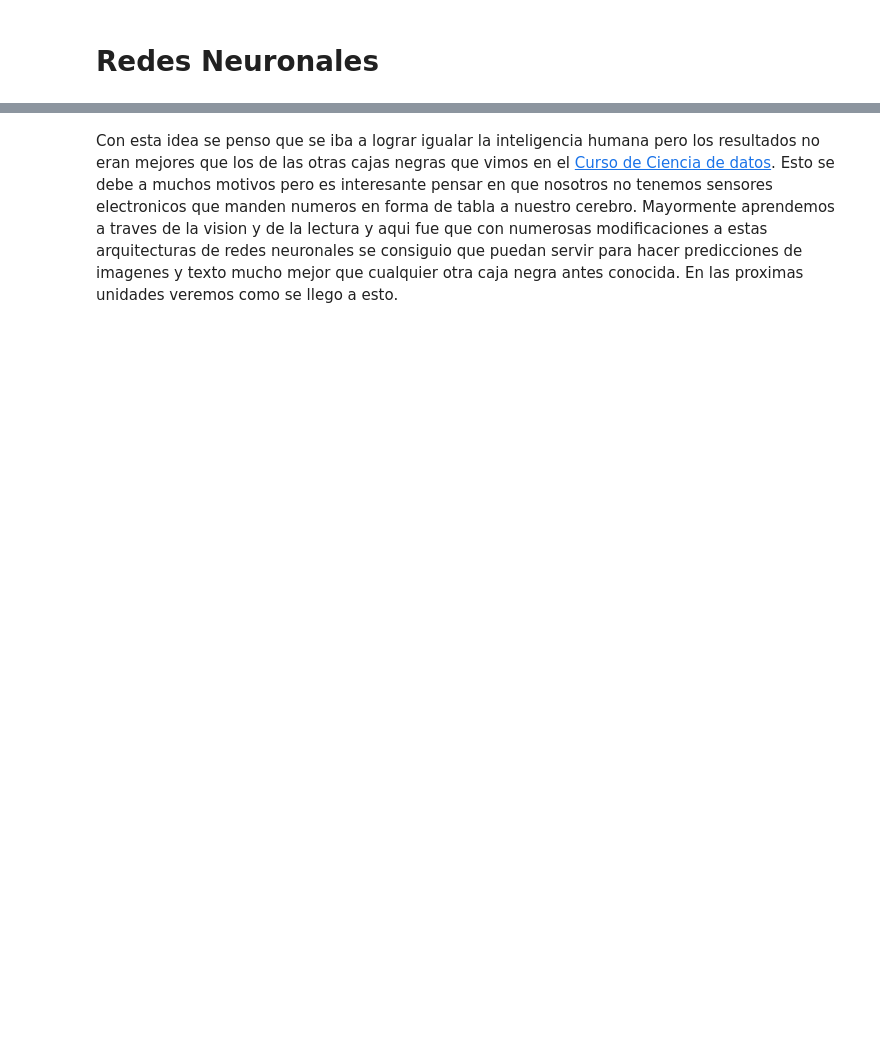
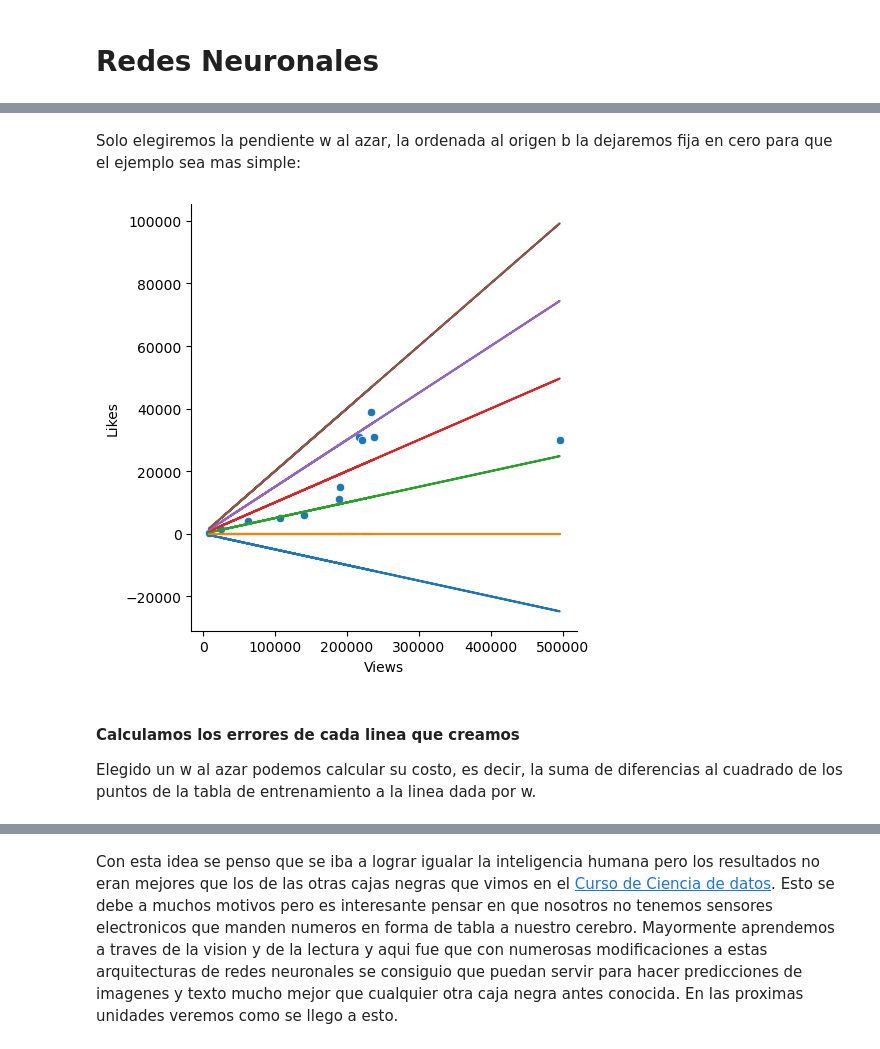
Before and after one commit to amiune/freecodingtour, a Jupyter notebook: cursos/espanol/deeplearning/E0_redes_neuronales.ipynb, the cells around one changed output, grey strips where cells are left out. Cells and saved outputs as stored; diff of their text form; code cells hidden in the pictures; blank space fills up the shorter version.

```diff
--- a/cursos/espanol/deeplearning/E0_redes_neuronales.ipynb
+++ b/cursos/espanol/deeplearning/E0_redes_neuronales.ipynb
@@ -19,0 +61,25 @@ Como la podemos describir matematicamente?
+# %%
+#inicializo con valores aleatorios
+b = 0.0
+w = 0.1
+#hago mi prediccion
+def prediccion(x, w, b):
+    return w * x + b
+#mi suma de los errores al cuadrado sera
+def costo(x, w, b, y):
+    return np.sum((y - prediccion(x,w,b))**2)
+# %% [markdown]
+Solo elegiremos la pendiente w al azar, la ordenada al origen b la dejaremos fija en cero para que el ejemplo sea mas simple:
+# %%
+sns.relplot(x="Views",y="Likes", data=df)
+pendientes = [-0.05,0.0,0.05,0.1,0.15,0.2]
+costos = []
+for w in pendientes:
+    costos.append(costo(df["Views"], w, b, df["Likes"]))
+    plt.plot(df["Views"], prediccion(df["Views"], w, b), '-');
+# %% [output]
+[figure, added]
+# %% [markdown]
+#### Calculamos los errores de cada linea que creamos
+
+Elegido un w al azar podemos calcular su costo, es decir, la suma de diferencias al cuadrado de los puntos de la tabla de entrenamiento a la linea dada por w.
```
Also changed, not shown: parts of 39 cells of this notebook, 19 other files.
